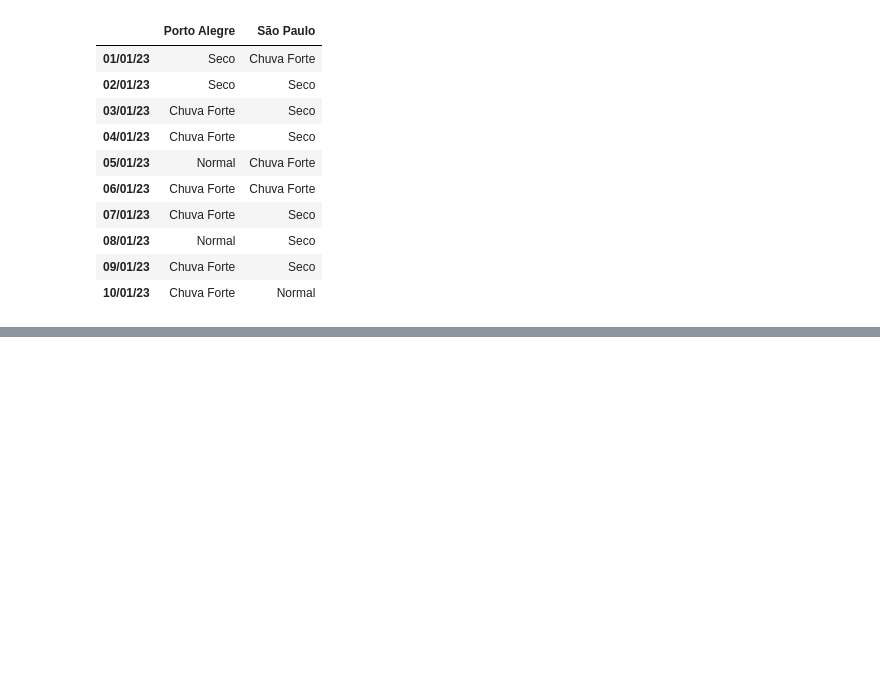
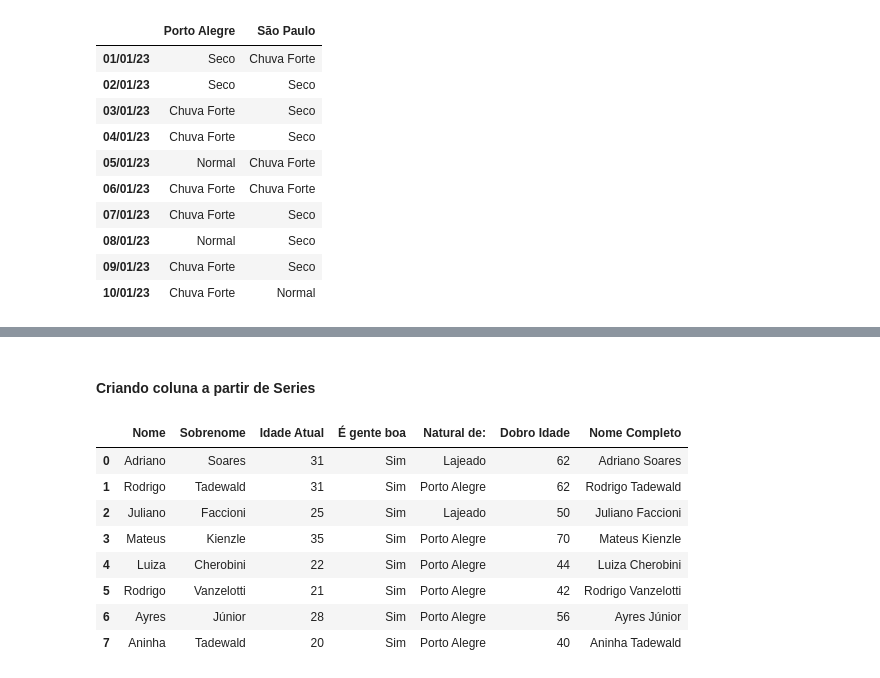
Before and after one commit to mendes000/Lendo_Alterando_Tabelas, a Jupyter notebook: arquivo.ipynb, the cells around one changed output, grey strips where cells are left out. Cells and saved outputs as stored; diff of their text form; code cells hidden in the pictures; blank space fills up the shorter version.

```diff
--- a/arquivo.ipynb
+++ b/arquivo.ipynb
@@ -327,3 +357,13 @@ Condição do Tempo
 | 08/01/23 | Normal | Seco |
 | 09/01/23 | Chuva Forte | Seco |
 | 10/01/23 | Chuva Forte | Normal |
+# %%
+import pandas as pd
+
+data = {'Nome': ['Adriano', 'Rodrigo', 'Juliano', 'Mateus', 'Luiza', 'Rodrigo', 'Ayres', 'Aninha'],
+		'Sobrenome': ['Soares', 'Tadewald', 'Faccioni', 'Kienzle', 'Cherobini', 'Vanzelotti', 'Júnior', 'Tadewald'],
+		'Idade Atual': [31, 31, 25, 35, 22, 21, 28, 20],
+		}
+
+df = pd.DataFrame(data)
+df
@@ -329,0 +382,3 @@ Condição do Tempo
+# %%
+df['É gente boa'] = 'Sim'
+df
@@ -329,0 +397,3 @@ Condição do Tempo
+# %%
+df['Natural de:'] = ['Lajeado', 'Porto Alegre', 'Lajeado', 'Porto Alegre', 'Porto Alegre', 'Porto Alegre', 'Porto Alegre', 'Porto Alegre']
+df
@@ -329,0 +410,16 @@ Condição do Tempo
+# %% [markdown]
+#### Criando coluna a partir de Series
+# %%
+df['Dobro Idade'] = df['Idade Atual']*2
+df['Nome Completo'] = df['Nome']+ ' ' + df['Sobrenome']
+df
+# %% [output]
+|  | Nome | Sobrenome | Idade Atual | É gente boa | Natural de: | Dobro Idade | Nome Completo |
+| 0 | Adriano | Soares | 31 | Sim | Lajeado | 62 | Adriano Soares |
+| 1 | Rodrigo | Tadewald | 31 | Sim | Porto Alegre | 62 | Rodrigo Tadewald |
+| 2 | Juliano | Faccioni | 25 | Sim | Lajeado | 50 | Juliano Faccioni |
+| 3 | Mateus | Kienzle | 35 | Sim | Porto Alegre | 70 | Mateus Kienzle |
+| 4 | Luiza | Cherobini | 22 | Sim | Porto Alegre | 44 | Luiza Cherobini |
+| 5 | Rodrigo | Vanzelotti | 21 | Sim | Porto Alegre | 42 | Rodrigo Vanzelotti |
+| 6 | Ayres | Júnior | 28 | Sim | Porto Alegre | 56 | Ayres Júnior |
+| 7 | Aninha | Tadewald | 20 | Sim | Porto Alegre | 40 | Aninha Tadewald |
```
Also changed, not shown: parts of 11 cells of this notebook, 1 other file.
